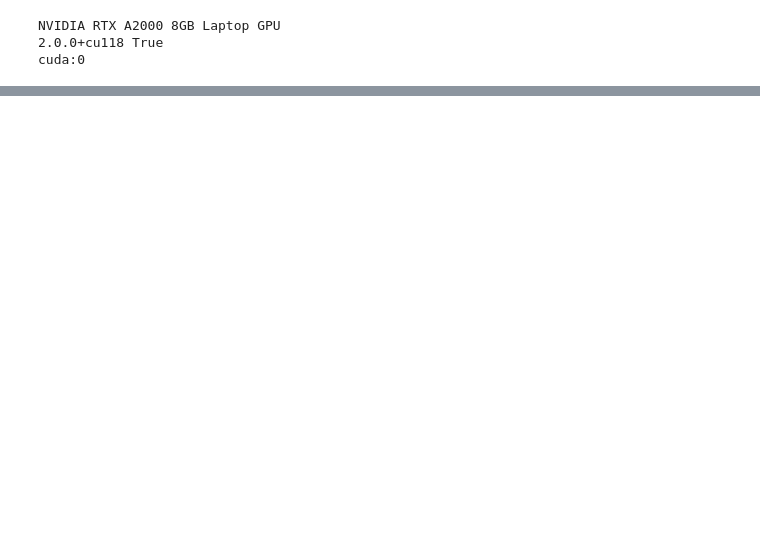
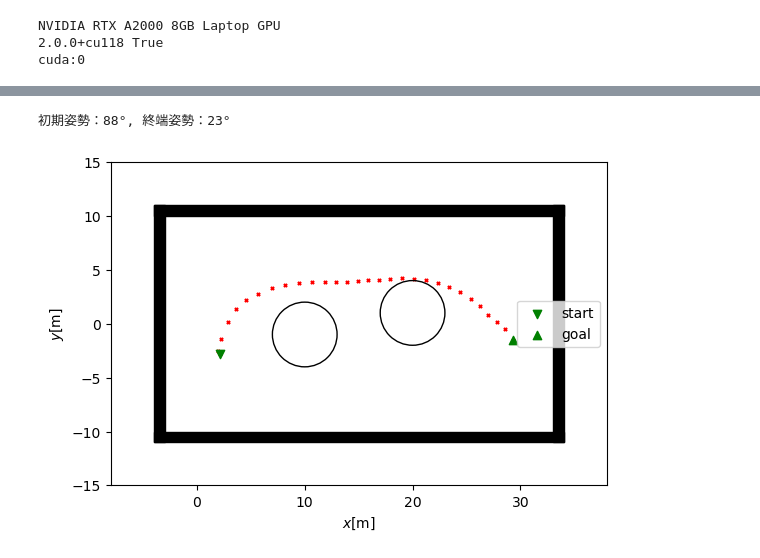
Before and after one commit to ryota0805/ML, a Jupyter notebook: LSTM_MLP.ipynb, the cells around one changed output, grey strips where cells are left out. Cells and saved outputs as stored; diff of their text form; code cells hidden in the pictures; blank space fills up the shorter version.

```diff
--- a/LSTM_MLP.ipynb
+++ b/LSTM_MLP.ipynb
@@ -207,0 +184,6 @@ torch.Tensor
+# %%
+Iter = dataloader_train.__iter__()
+input_data1, input_data2, output_data = next(Iter)
+input_data1, input_data2 = input_data1.to(device), input_data2.to(device)
+output = model(input_data1, input_data2)
+print(np.shape(output))
@@ -207,0 +352,67 @@ torch.Tensor
+# %%
+class TestDataset(Dataset):
+    def __init__(self, input_data_1, input_data_2):
+        self.input_data_1 = input_data_1
+        self.input_data_2 = input_data_2
+
+    def __getitem__(self, index):
+        input_1 = torch.tensor(self.input_data_1[index], dtype=torch.float32)
+        input_2 = torch.tensor(self.input_data_2[index], dtype=torch.float32)
+        output = 0
+        return input_1, input_2, output
+
+    def __len__(self):
+        return len(self.input_data_1)
+# %%
+#test_pathの表示
+import plot
+import random
+
+#入力のサンプリング
+x_start = (random.uniform(-2, 4), random.uniform(-3, 3))  # Starting node
+x_goal = (random.uniform(26, 32), random.uniform(-3, 3))  # Goal node
+
+#env1用
+theta_start = random.uniform(-np.pi/2, np.pi/2)
+theta_goal = random.uniform(-np.pi/2, np.pi/2)
+
+"""
+#env2用
+theta_start = random.uniform(np.pi/4, np.pi*3/4)
+theta_goal = random.uniform(np.pi/4, np.pi*3/4)
+"""
+
+input_data1 = [[x_start[0], x_start[1]]]
+for i in range(28):
+    input_data1.append([0, 0])
+input_data1 = [input_data1]
+input_data2 = [[x_start[0], x_goal[0], x_start[1], x_goal[1], theta_start, theta_goal]]
+
+test_data = TestDataset(input_data1, input_data2)
+test_loader = torch.utils.data.DataLoader(test_data, batch_size=1, shuffle=False)
+
+#予測モード
+for i in range(28):
+    model.eval()
+    with torch.no_grad():
+        input_data_1, input_data_2, _ = next(iter(test_loader))
+        input_data_1, input_data_2, output_data = input_data_1.to(device), input_data_2.to(device), output_data.to(device)
+        output = model(input_data_1, input_data_2)
+
+        input_data1[0][i+1] = output[0].tolist()
+        test_data = TestDataset(input_data1, input_data2)
+        test_loader = torch.utils.data.DataLoader(test_data, batch_size=1, shuffle=False)
+
+input_data1[0].append([x_goal[0], x_goal[1]])
+result = np.array(input_data1).squeeze()
+
+x, y = np.array([]), np.array([])
+for i in range(np.shape(result)[0]):
+    x = np.append(x, result[i, 0])
+    y = np.append(y, result[i, 1])
+
+print("初期姿勢：{}°, 終端姿勢：{}°".format(int(np.degrees(theta_start)), int(np.degrees(theta_goal))))
+plot.vis_path_env1(x, y)
+# %% [output]
+初期姿勢：88°, 終端姿勢：23°
+[figure, added]
```
Also changed, not shown: parts of 25 cells of this notebook, 9 other files.
